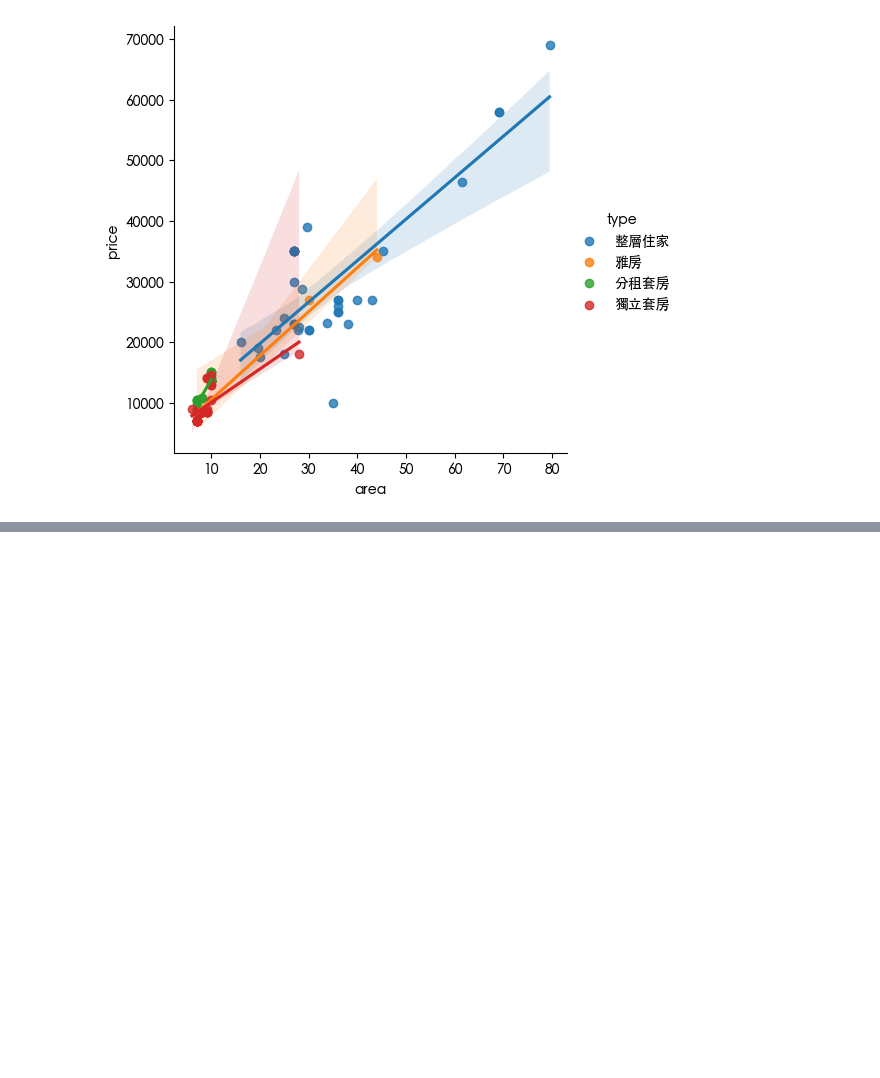
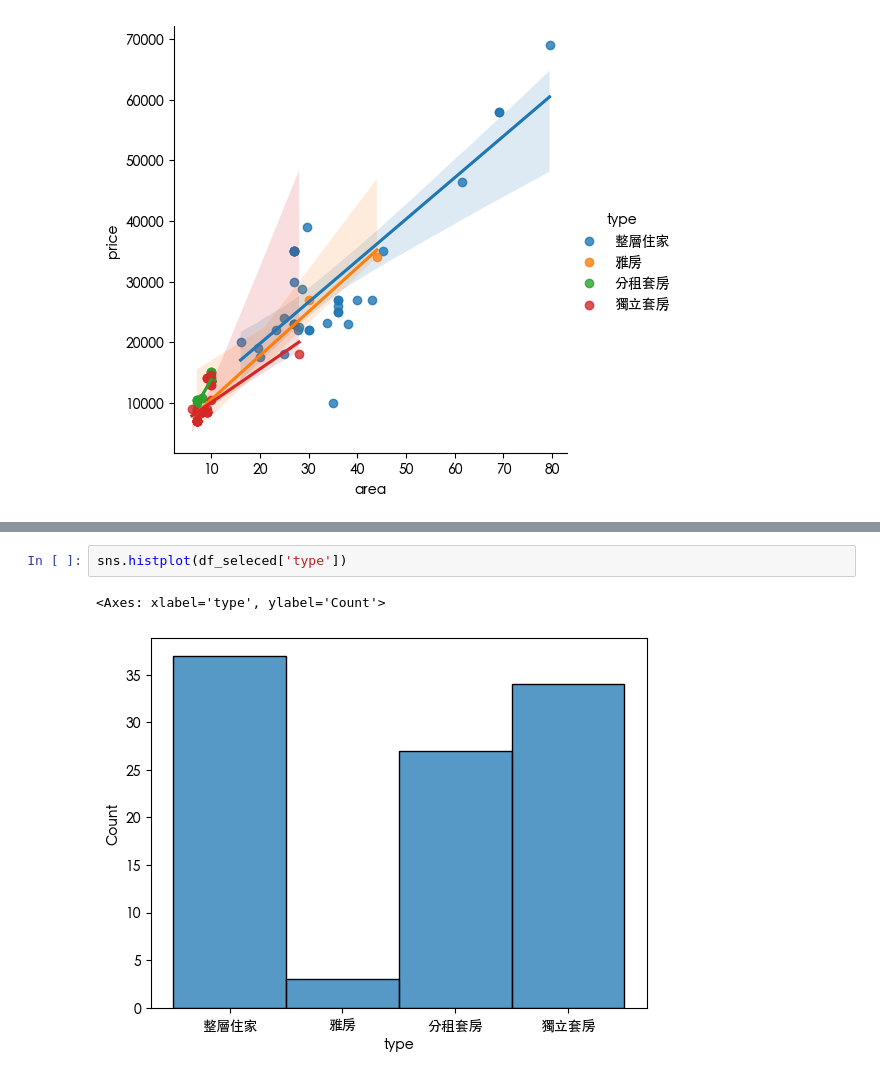
Before and after one commit to ChipCLee/rent, a Jupyter notebook: rent_analysis.ipynb, the cells around one changed output, grey strips where cells are left out. Saved outputs shown, nothing was run; the diff lists cells and outputs as text; blank space fills up the shorter version.

```diff
--- a/rent_analysis.ipynb
+++ b/rent_analysis.ipynb
@@ -54,0 +64,5 @@ sns.lmplot(x="area", y="price", hue="type", data=df_seleced)
+# %%
+sns.histplot(df_seleced['type'])
+# %% [output]
+<Axes: xlabel='type', ylabel='Count'>
+[figure, added]
```
Also changed, not shown: parts of 4 cells of this notebook, 9 other files.
